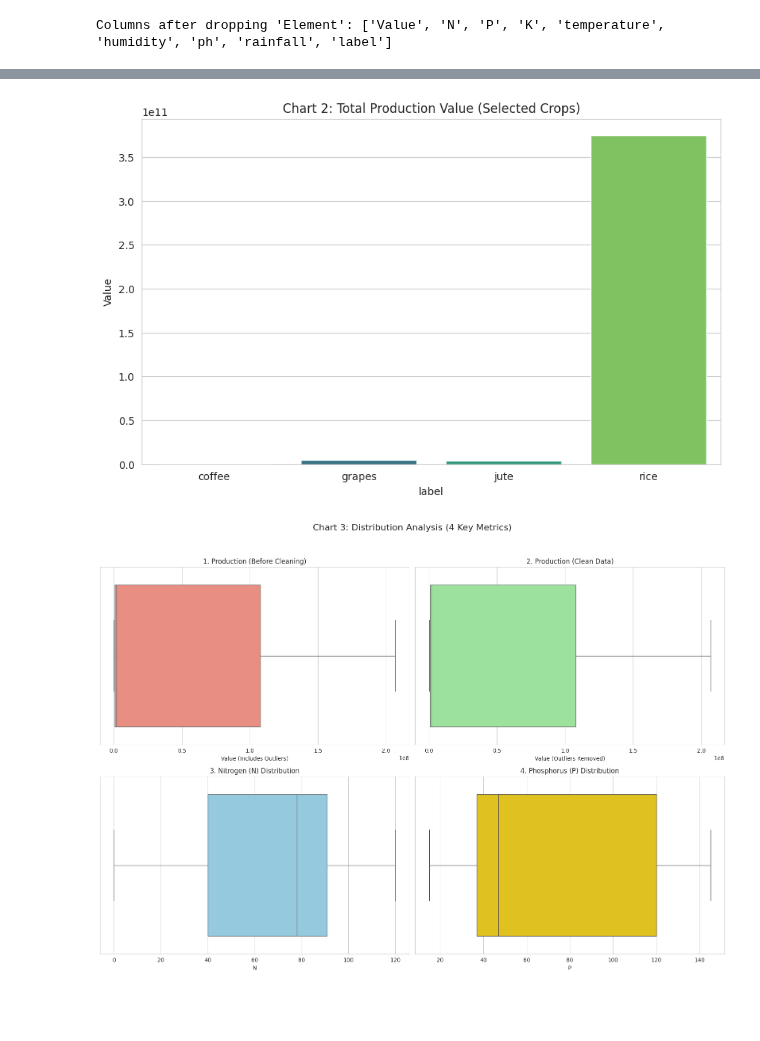
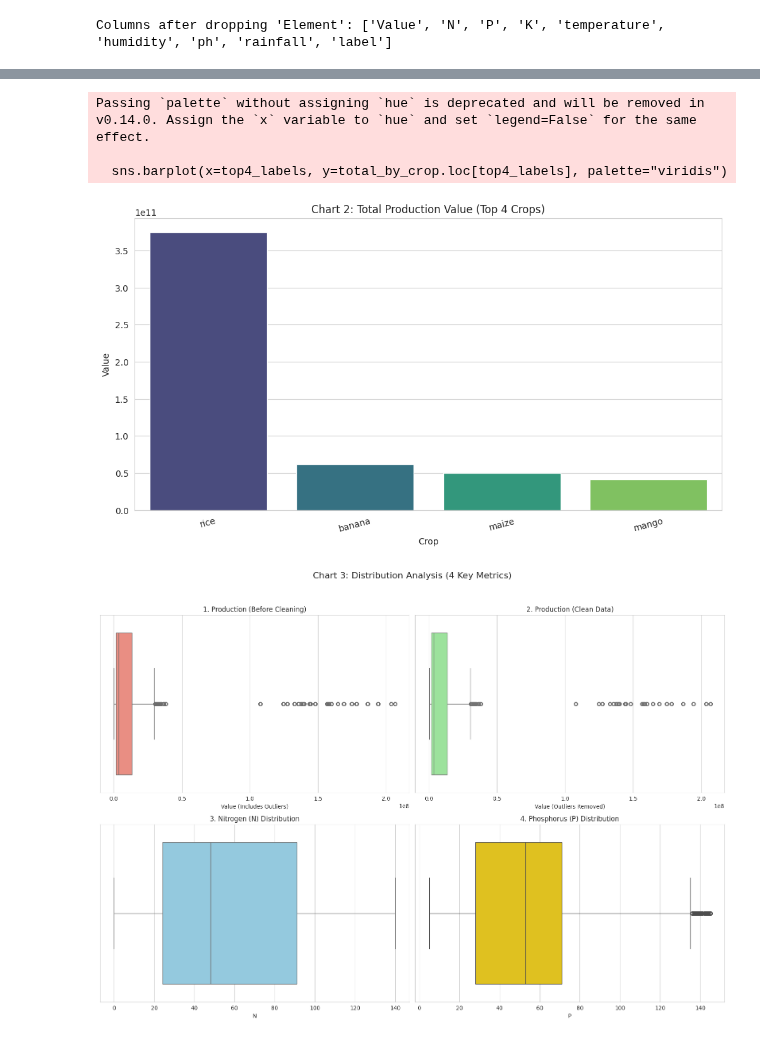
Before and after one commit to springboardmentor2468a-lab/AgriYield, a Jupyter notebook: AI_Agriyield_Predictor.ipynb, the cells around one changed output, grey strips where cells are left out. Drawn from its saved outputs; the diff is of its cells as text; code cells hidden in the pictures; blank space fills up the shorter version.

```diff
--- a/AI_Agriyield_Predictor.ipynb
+++ b/AI_Agriyield_Predictor.ipynb
@@ -158,31 +219,26 @@ print("Columns after dropping 'Element':", final_df.columns.tolist())
 # %% [output]
 Columns after dropping 'Element': ['Value', 'N', 'P', 'K', 'temperature', 'humidity', 'ph', 'rainfall', 'label']
 # %%
-# Task 8: Complete EDA (Per-Crop Cleaning + 4 Specific Boxplots)
+# Task 8: Complete EDA (Visualizing the 12 Crops)
 import pandas as pd
 import seaborn as sns
 import matplotlib.pyplot as plt
 
-# --- PART 0: FILTER CROPS ---
-target_crops = ['rice', 'grapes', 'jute', 'coffee']
-final_df = final_df[final_df['label'].isin(target_crops)].copy()
-
 # --- PART 1: CLEANING ---
 
-# 1. Nulls (Print -> Drop -> Shape)
-print("--- Step 1: Nulls ---")
+print("--- Step 0: Crop counts (before cleaning) ---")
+print(final_df['label'].value_counts().rename_axis('crop').to_frame('count').sort_index())
+
+print("\n--- Step 1: Nulls ---")
 print("Nulls:\n", final_df.isnull().sum())
 final_df.dropna(inplace=True)
 print("Shape AFTER dropping nulls:", final_df.shape)
 
-# 2. Duplicates (Print -> Drop -> Shape)
 print("\n--- Step 2: Duplicates ---")
 print("Duplicates:", final_df.duplicated().sum())
 final_df.drop_duplicates(inplace=True)
 print("Shape AFTER dropping duplicates:", final_df.shape)
 
-# 3. Remove Outliers (PER CROP)
-# We group by 'label' so Rice is compared to Rice, and Grapes to Grapes
 print("\n--- Step 3: Removing Outliers ---")
 numeric_cols = ['Value', 'N', 'P', 'K', 'temperature', 'humidity', 'ph', 'rainfall']
 
@@ -191,51 +247,50 @@ def remove_outliers_per_group(group):
         Q1 = group[col].quantile(0.25)
         Q3 = group[col].quantile(0.75)
         IQR = Q3 - Q1
-        lower_bound = Q1 - 1.5 * IQR
-        upper_bound = Q3 + 1.5 * IQR
-        group = group[(group[col] >= lower_bound) & (group[col] <= upper_bound)]
+        lower = Q1 - 1.5 * IQR
+        upper = Q3 + 1.5 * IQR
+        group = group[(group[col] >= lower) & (group[col] <= upper)]
     return group
 
 final_df_clean = final_df.groupby('label', group_keys=False).apply(remove_outliers_per_group)
 
 print("Shape AFTER removing outliers:", final_df_clean.shape)
-print("Crops Remaining:", final_df_clean['label'].unique()) # Should be all 4
+print("Crops Remaining:", len(final_df_clean['label'].unique()))
+print(final_df_clean['label'].value_counts().rename_axis('crop').to_frame('count').sort_index())
 
 # --- PART 2: VISUALIZATIONS ---
 sns.set_style("whitegrid")
 
-# CHART 1: Correlation Heatmap
 plt.figure(figsize=(10, 8))
 sns.heatmap(final_df_clean[numeric_cols].corr(), annot=True, cmap='coolwarm', fmt=".2f")
 plt.title("Chart 1: Correlation Heatmap")
 plt.show()
 
-# CHART 2: Bar Chart
-plt.figure(figsize=(10, 6))
-sns.barplot(x='label', y='Value', hue='label', data=final_df_clean, estimator=sum, errorbar=None, palette="viridis", legend=False)
-plt.title("Chart 2: Total Production Value (Selected Crops)")
+total_by_crop = final_df_clean.groupby('label')['Value'].sum().sort_values(ascending=False)
+top4_labels = total_by_crop.head(4).index
+plt.figure(figsize=(12, 6))
+sns.barplot(x=top4_labels, y=total_by_crop.loc[top4_labels], palette="viridis")
+plt.title("Chart 2: Total Production Value (Top 4 Crops)")
+plt.xlabel("Crop")
+plt.ylabel("Value")
+plt.xticks(rotation=15)
 plt.show()
 
-# CHART 3: The 4 Boxplots (2x2 Grid)
 fig, axes = plt.subplots(2, 2, figsize=(16, 12))
 fig.suptitle('Chart 3: Distribution Analysis (4 Key Metrics)', fontsize=16)
 axes = axes.flatten()
 
-# Plot 1: Production (Before)
 sns.boxplot(x=final_df['Value'], ax=axes[0], color='salmon')
 axes[0].set_title('1. Production (Before Cleaning)', fontsize=12)
 axes[0].set_xlabel('Value (Includes Outliers)')
 
-# Plot 2: Production (After)
 sns.boxplot(x=final_df_clean['Value'], ax=axes[1], color='lightgreen')
 axes[1].set_title('2. Production (Clean Data)', fontsize=12)
 axes[1].set_xlabel('Value (Outliers Removed)')
 
-# Plot 3: Nitrogen
 sns.boxplot(x=final_df_clean['N'], ax=axes[2], color='skyblue')
 axes[2].set_title('3. Nitrogen (N) Distribution', fontsize=12)
 
-# Plot 4: Phosphorus
 sns.boxplot(x=final_df_clean['P'], ax=axes[3], color='gold')
 axes[3].set_title('4. Phosphorus (P) Distribution', fontsize=12)
 
@@ -263,2 +335,5 @@ Crops Remaining: ['coffee' 'grapes' 'jute' 'rice']
+Passing `palette` without assigning `hue` is deprecated and will be removed in v0.14.0. Assign the `x` variable to `hue` and set `legend=False` for the same effect.
+
+  sns.barplot(x=top4_labels, y=total_by_crop.loc[top4_labels], palette="viridis")
-[figure, old version]
+[figure, new version]
-[figure, old version]
+[figure, new version]
```
Also changed, not shown: parts of 4 cells of this notebook.
